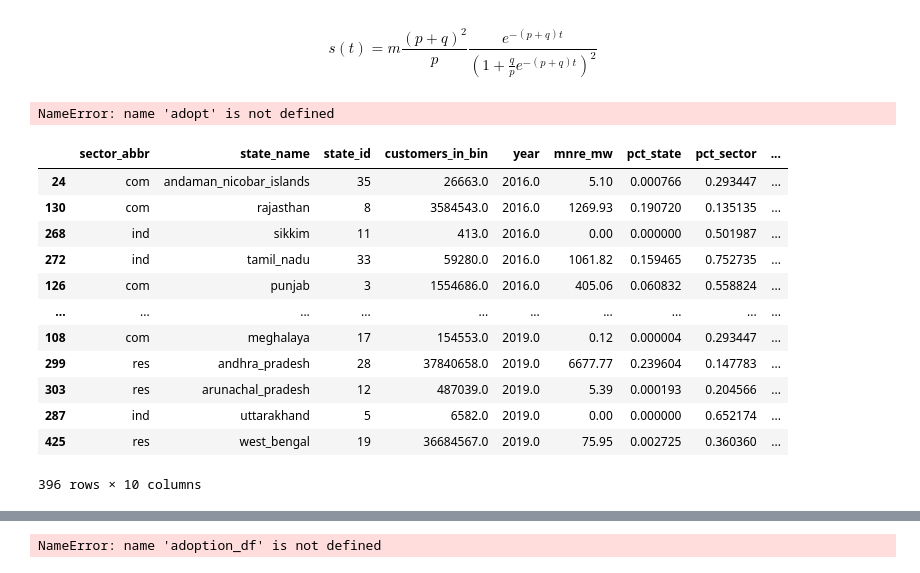
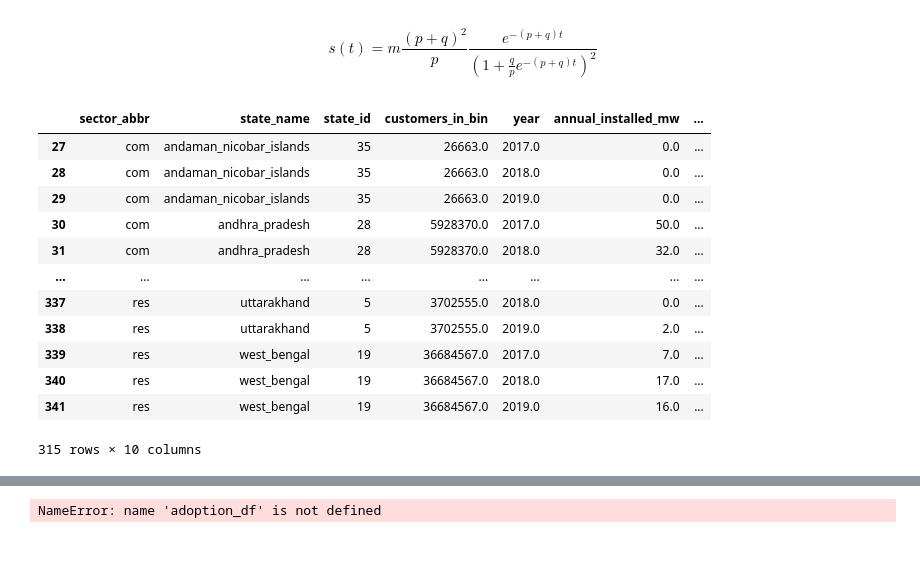
Before and after one commit to jmarinpi/dgen_globetrotter, a Jupyter notebook: india/india_bass_estimation.ipynb, the cells around one changed output, grey strips where cells are left out. Cells and saved outputs as stored; diff of their text form; code cells hidden in the pictures.

```diff
--- a/india/india_bass_estimation.ipynb
+++ b/india/india_bass_estimation.ipynb
@@ -160,34 +160,37 @@ def estimate_max_market_share(t, y, lower_bound=0.01, upper_bound=0.8):
                            bounds = ([1e-5, 1e-5, lower_bound], [.2,.8, upper_bound]),
                            max_nfev = 100000)
     return fitted[2]
-# %%
-adopt
-# %% [output]
-NameError: name 'adopt' is not defined
 # %%
 # --- Load agents ---
 agents = pd.read_csv(os.path.join('india_base','agent_core_attributes.csv'))
 
 # --- groupby sector/state_name ---
 agents = agents.groupby(['sector_abbr','state_name','state_id'], as_index=False)['customers_in_bin'].sum()
 
 # --- Load adoption ---
 adopt = pd.read_csv(os.path.join('reference_data','clean_pv_installed_all_years.csv'))
 df = agents.merge(adopt, on=['sector_abbr','state_name','state_id'], how='left')
 df = df[~df['year'].isnull()]
-df = df.sort_values('year', ascending=True)
+df = df.sort_values(['sector_abbr', 'state_name', 'year'], ascending=True)
+
+# --- make cumulative ---
+df[['cum_mw','cum_installed_count']] = df.groupby(['sector_abbr','state_name','state_id','customers_in_bin'])[['annual_installed_mw','annual_installed_count']].transform('cumsum')
+
+# --- create market_share ---
+df['market_share'] = df['cum_installed_count'] / df['customers_in_bin']
+
 df
 # %% [output]
-|  | sector_abbr | state_name | state_id | customers_in_bin | year | mnre_mw | pct_state | pct_sector | ... |
-| 24 | com | andaman_nicobar_islands | 35 | 26663.0 | 2016.0 | 5.10 | 0.000766 | 0.293447 | ... |
-| 130 | com | rajasthan | 8 | 3584543.0 | 2016.0 | 1269.93 | 0.190720 | 0.135135 | ... |
-| 268 | ind | sikkim | 11 | 413.0 | 2016.0 | 0.00 | 0.000000 | 0.501987 | ... |
-| 272 | ind | tamil_nadu | 33 | 59280.0 | 2016.0 | 1061.82 | 0.159465 | 0.752735 | ... |
-| 126 | com | punjab | 3 | 1554686.0 | 2016.0 | 405.06 | 0.060832 | 0.558824 | ... |
-| ... | ... | ... | ... | ... | ... | ... | ... | ... | ... |
-| 108 | com | meghalaya | 17 | 154553.0 | 2019.0 | 0.12 | 0.000004 | 0.293447 | ... |
-| 299 | res | andhra_pradesh | 28 | 37840658.0 | 2019.0 | 6677.77 | 0.239604 | 0.147783 | ... |
-| 303 | res | arunachal_pradesh | 12 | 487039.0 | 2019.0 | 5.39 | 0.000193 | 0.204566 | ... |
-| 287 | ind | uttarakhand | 5 | 6582.0 | 2019.0 | 0.00 | 0.000000 | 0.652174 | ... |
-| 425 | res | west_bengal | 19 | 36684567.0 | 2019.0 | 75.95 | 0.002725 | 0.360360 | ... |
+|  | sector_abbr | state_name | state_id | customers_in_bin | year | annual_installed_mw | ... |
+| 27 | com | andaman_nicobar_islands | 35 | 26663.0 | 2017.0 | 0.0 | ... |
+| 28 | com | andaman_nicobar_islands | 35 | 26663.0 | 2018.0 | 0.0 | ... |
+| 29 | com | andaman_nicobar_islands | 35 | 26663.0 | 2019.0 | 0.0 | ... |
+| 30 | com | andhra_pradesh | 28 | 5928370.0 | 2017.0 | 50.0 | ... |
+| 31 | com | andhra_pradesh | 28 | 5928370.0 | 2018.0 | 32.0 | ... |
+| ... | ... | ... | ... | ... | ... | ... | ... |
+| 337 | res | uttarakhand | 5 | 3702555.0 | 2018.0 | 0.0 | ... |
+| 338 | res | uttarakhand | 5 | 3702555.0 | 2019.0 | 2.0 | ... |
+| 339 | res | west_bengal | 19 | 36684567.0 | 2017.0 | 7.0 | ... |
+| 340 | res | west_bengal | 19 | 36684567.0 | 2018.0 | 17.0 | ... |
+| 341 | res | west_bengal | 19 | 36684567.0 | 2019.0 | 16.0 | ... |
-396 rows × 10 columns
+315 rows × 10 columns
```
Also changed, not shown: parts of 6 cells of this notebook, 23 other files.
